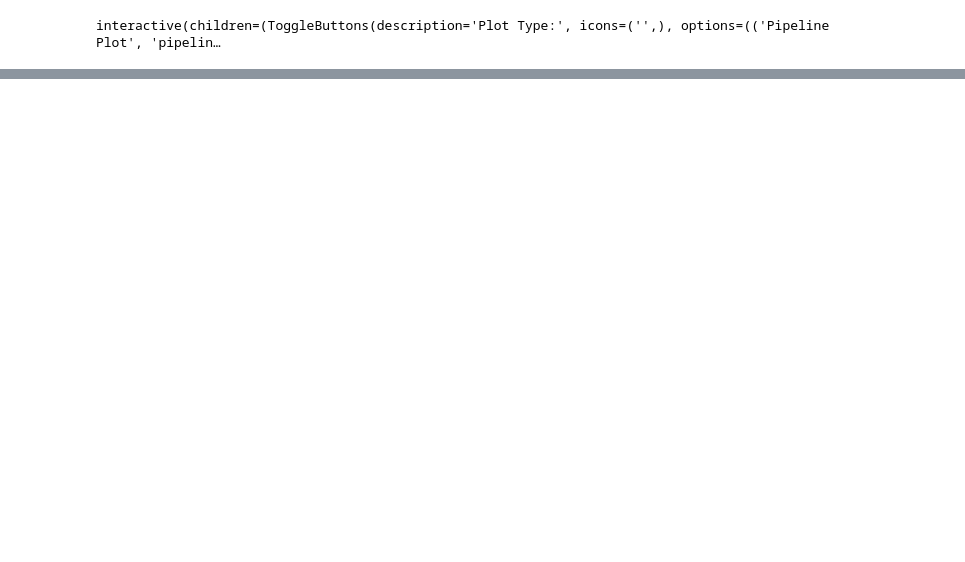
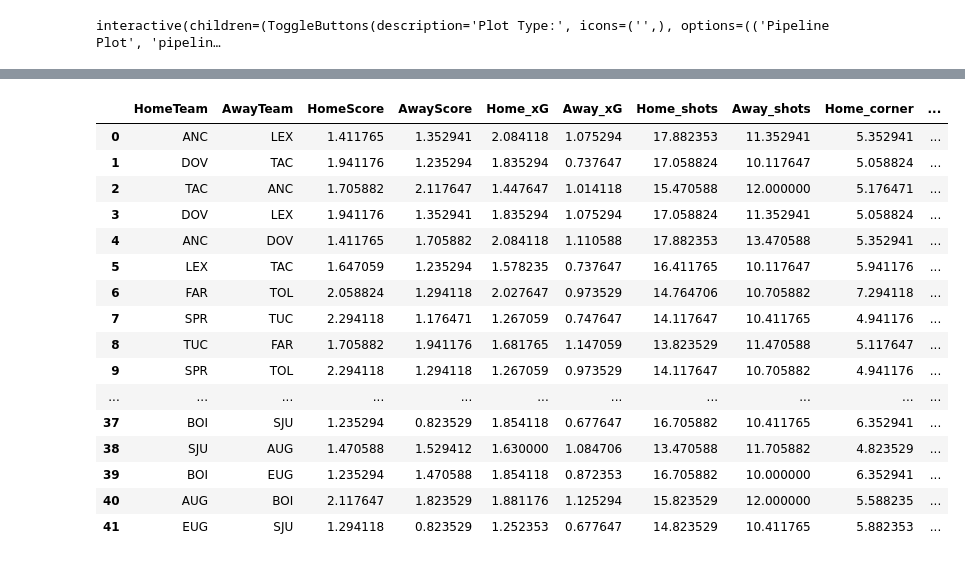
Before and after one commit to disbh/Wharton-HS-Competition-Soccer-Playoff-Predictions, a Jupyter notebook: python/feature_engineering.ipynb, the cells around one changed output, grey strips where cells are left out. Cells and saved outputs as stored; diff of their text form; code cells hidden in the pictures; blank space fills up the shorter version.

```diff
--- a/python/feature_engineering.ipynb
+++ b/python/feature_engineering.ipynb
@@ -456,0 +395,4 @@ interactive(children=(ToggleButtons(description='Plot Type:', icons=('',), optio
+# %%
+# Load the group stage game data
+group_stage_data = pd.read_csv(os.path.join(os.path.dirname(os.getcwd()), 'data', 'NSL_Group_Round_Games.csv'))
+group_stage_data
@@ -456,0 +417,8 @@ interactive(children=(ToggleButtons(description='Plot Type:', icons=('',), optio
+# %%
+# Derive the game number from the game_id
+group_stage_data['GameNumber'] = group_stage_data['game_id'].str.split('_', expand=True)[1]
+# Get the game number as an integer when GameNumber (Game1)
+group_stage_data['GameNumber'] = group_stage_data['GameNumber'].str.extract('(\d+)').astype(int)
+group_stage_data['GameNumber'] = group_stage_data['GameNumber'].astype(int)
+group_stage_data.drop('game_id', axis=1, inplace=True)
+group_stage_data
@@ -456,0 +443,53 @@ interactive(children=(ToggleButtons(description='Plot Type:', icons=('',), optio
+# %%
+# Find the home and away expected goals for each game based on the average expected goals for the home and away teams in the regular season.
+group_stage_data['Home_xG'] = group_stage_data['HomeTeam'].map(data.groupby('HomeTeam')['Home_xG'].mean())
+group_stage_data['Away_xG'] = group_stage_data['AwayTeam'].map(data.groupby('AwayTeam')['Away_xG'].mean())
+
+# Find the home and away shots
+group_stage_data['Home_shots'] = group_stage_data['HomeTeam'].map(data.groupby('HomeTeam')['Home_shots'].mean())
+group_stage_data['Away_shots'] = group_stage_data['AwayTeam'].map(data.groupby('AwayTeam')['Away_shots'].mean())
+# %%
+# Find the home_corners and away_corners
+group_stage_data['Home_corner'] = group_stage_data['HomeTeam'].map(data.groupby('HomeTeam')['Home_corner'].mean())
+group_stage_data['Away_corner'] = group_stage_data['AwayTeam'].map(data.groupby('AwayTeam')['Away_corner'].mean())
+
+# Find the home and away PK Goals
+group_stage_data['Home_PK_Goal'] = group_stage_data['HomeTeam'].map(data.groupby('HomeTeam')['Home_PK_Goal'].mean())
+group_stage_data['Away_PK_Goal'] = group_stage_data['AwayTeam'].map(data.groupby('AwayTeam')['Away_PK_Goal'].mean())
+
+# Find the home and way PK shots
+group_stage_data['Home_PK_shots'] = group_stage_data['HomeTeam'].map(data.groupby('HomeTeam')['Home_PK_shots'].mean())
+group_stage_data['Away_PK_shots'] = group_stage_data['AwayTeam'].map(data.groupby('AwayTeam')['Away_PK_shots'].mean())
+
+# Find the Home_ToP
+group_stage_data['Home_ToP'] = group_stage_data['HomeTeam'].map(data.groupby('HomeTeam')['Home_ToP'].mean())
+
+# Calculate the HomeScore and AwayScore columns based on the average scores for the home and away teams in the regular season.
+group_stage_data['HomeScore'] = group_stage_data['HomeTeam'].map(data.groupby('HomeTeam')['HomeScore'].mean())
+group_stage_data['AwayScore'] = group_stage_data['AwayTeam'].map(data.groupby('AwayTeam')['AwayScore'].mean())
+
+# Reorder the columns to be in the same order as the regular season data
+col_order = list(data.columns)
+col_order.remove('Winner')
+# print(col_order)
+group_stage_data = group_stage_data[col_order]
+
+group_stage_data
+# %% [output]
+|  | HomeTeam | AwayTeam | HomeScore | AwayScore | Home_xG | Away_xG | Home_shots | Away_shots | Home_corner | ... |
+| 0 | ANC | LEX | 1.411765 | 1.352941 | 2.084118 | 1.075294 | 17.882353 | 11.352941 | 5.352941 | ... |
+| 1 | DOV | TAC | 1.941176 | 1.235294 | 1.835294 | 0.737647 | 17.058824 | 10.117647 | 5.058824 | ... |
+| 2 | TAC | ANC | 1.705882 | 2.117647 | 1.447647 | 1.014118 | 15.470588 | 12.000000 | 5.176471 | ... |
+| 3 | DOV | LEX | 1.941176 | 1.352941 | 1.835294 | 1.075294 | 17.058824 | 11.352941 | 5.058824 | ... |
+| 4 | ANC | DOV | 1.411765 | 1.705882 | 2.084118 | 1.110588 | 17.882353 | 13.470588 | 5.352941 | ... |
+| 5 | LEX | TAC | 1.647059 | 1.235294 | 1.578235 | 0.737647 | 16.411765 | 10.117647 | 5.941176 | ... |
+| 6 | FAR | TOL | 2.058824 | 1.294118 | 2.027647 | 0.973529 | 14.764706 | 10.705882 | 7.294118 | ... |
+| 7 | SPR | TUC | 2.294118 | 1.176471 | 1.267059 | 0.747647 | 14.117647 | 10.411765 | 4.941176 | ... |
+| 8 | TUC | FAR | 1.705882 | 1.941176 | 1.681765 | 1.147059 | 13.823529 | 11.470588 | 5.117647 | ... |
+| 9 | SPR | TOL | 2.294118 | 1.294118 | 1.267059 | 0.973529 | 14.117647 | 10.705882 | 4.941176 | ... |
+| ... | ... | ... | ... | ... | ... | ... | ... | ... | ... | ... |
+| 37 | BOI | SJU | 1.235294 | 0.823529 | 1.854118 | 0.677647 | 16.705882 | 10.411765 | 6.352941 | ... |
+| 38 | SJU | AUG | 1.470588 | 1.529412 | 1.630000 | 1.084706 | 13.470588 | 11.705882 | 4.823529 | ... |
+| 39 | BOI | EUG | 1.235294 | 1.470588 | 1.854118 | 0.872353 | 16.705882 | 10.000000 | 6.352941 | ... |
+| 40 | AUG | BOI | 2.117647 | 1.823529 | 1.881176 | 1.125294 | 15.823529 | 12.000000 | 5.588235 | ... |
+| 41 | EUG | SJU | 1.294118 | 0.823529 | 1.252353 | 0.677647 | 14.823529 | 10.411765 | 5.882353 | ... |
```
Also changed, not shown: parts of 20 cells of this notebook, 7 other files.
